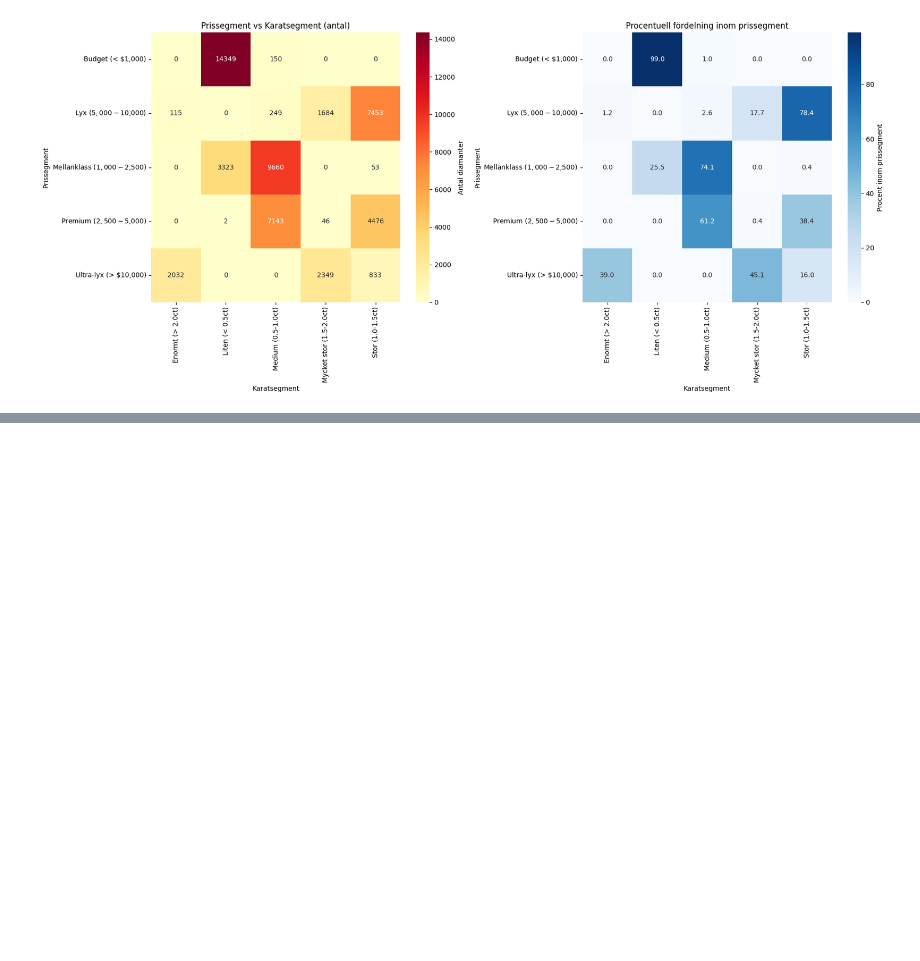
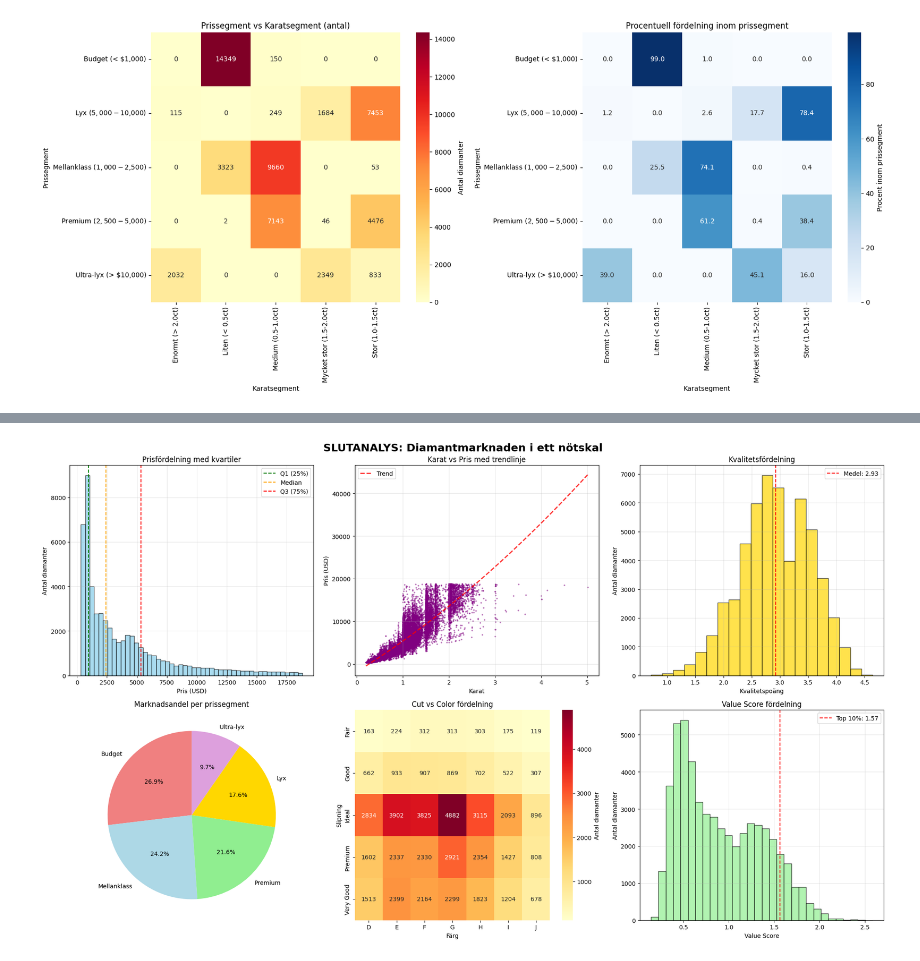
Before and after one commit to SebbeHN/python_kunskapskontroll, a Jupyter notebook: diamonds_analys/diamonds.ipynb, the cells around one changed output, grey strips where cells are left out. Saved outputs shown, nothing was run; the diff lists cells and outputs as text; code cells hidden in the pictures; blank space fills up the shorter version.

```diff
--- a/diamonds_analys/diamonds.ipynb
+++ b/diamonds_analys/diamonds.ipynb
@@ -1282,0 +2323,89 @@ for segment in df['price_segment'].unique():
+# %%
+
+fig, axes = plt.subplots(2, 3, figsize=(20, 12))
+fig.suptitle('SLUTANALYS: Diamantmarknaden i ett nötskal', fontsize=18, fontweight='bold')
+
+
+axes[0,0].hist(df['price'], bins=50, alpha=0.7, color='skyblue', edgecolor='black')
+axes[0,0].axvline(df['price'].quantile(0.25), color='green', linestyle='--', label='Q1 (25%)')
+axes[0,0].axvline(df['price'].median(), color='orange', linestyle='--', label='Median')
+axes[0,0].axvline(df['price'].quantile(0.75), color='red', linestyle='--', label='Q3 (75%)')
+axes[0,0].set_xlabel('Pris (USD)')
+axes[0,0].set_ylabel('Antal diamanter')
+axes[0,0].set_title('Prisfördelning med kvartiler')
+axes[0,0].legend()
+axes[0,0].grid(True, alpha=0.3)
+
+
+axes[0,1].scatter(df['carat'], df['price'], alpha=0.4, s=3, color='purple')
+
+z = np.polyfit(df['carat'], df['price'], 2)  # Quadratic fit
+p = np.poly1d(z)
+x_trend = np.linspace(df['carat'].min(), df['carat'].max(), 100)
+axes[0,1].plot(x_trend, p(x_trend), "r--", alpha=0.8, linewidth=2, label='Trend')
+axes[0,1].set_xlabel('Karat')
+axes[0,1].set_ylabel('Pris (USD)')
+axes[0,1].set_title('Karat vs Pris med trendlinje')
+axes[0,1].legend()
+axes[0,1].grid(True, alpha=0.3)
+
+
+if 'quality_score' in df.columns:
+    axes[0,2].hist(df['quality_score'], bins=20, alpha=0.7, color='gold', edgecolor='black')
+    axes[0,2].axvline(df['quality_score'].mean(), color='red', linestyle='--',
+                      label=f'Medel: {df["quality_score"].mean():.2f}')
+    axes[0,2].set_xlabel('Kvalitetspoäng')
+    axes[0,2].set_ylabel('Antal diamanter')
+    axes[0,2].set_title('Kvalitetsfördelning')
+    axes[0,2].legend()
+    axes[0,2].grid(True, alpha=0.3)
+else:
+    axes[0,2].text(0.5, 0.5, 'Kvalitetspoäng\ninte tillgänglig',
+                   ha='center', va='center', transform=axes[0,2].transAxes,
+                   fontsize=12, bbox=dict(boxstyle='round', facecolor='lightgray'))
+    axes[0,2].set_title('Kvalitetsfördelning')
+
+
+if 'price_segment' in df.columns:
+    segment_counts = df['price_segment'].value_counts()
+    colors_pie = ['lightcoral', 'lightblue', 'lightgreen', 'gold', 'plum']
+    wedges, texts, autotexts = axes[1,0].pie(segment_counts.values,
+                                             labels=[seg.split(' (')[0] for seg in segment_counts.index],
+                                             autopct='%1.1f%%',
+                                             colors=colors_pie[:len(segment_counts)],
+                                             startangle=90)
+    axes[1,0].set_title('Marknadsandel per prissegment')
+else:
+    axes[1,0].text(0.5, 0.5, 'Prissegment\ninte tillgängligt',
+                   ha='center', va='center', transform=axes[1,0].transAxes,
+                   fontsize=12, bbox=dict(boxstyle='round', facecolor='lightgray'))
+    axes[1,0].set_title('Marknadsandel per prissegment')
+
+
+cut_color_matrix = pd.crosstab(df['cut'], df['color'])
+sns.heatmap(cut_color_matrix, annot=True, fmt='d', ax=axes[1,1],
+            cmap='YlOrRd', cbar_kws={'label': 'Antal diamanter'})
+axes[1,1].set_title('Cut vs Color fördelning')
+axes[1,1].set_xlabel('Färg')
+axes[1,1].set_ylabel('Slipning')
+
+
+if 'value_score' in df.columns:
+    axes[1,2].hist(df['value_score'], bins=30, alpha=0.7, color='lightgreen', edgecolor='black')
+    axes[1,2].axvline(df['value_score'].quantile(0.9), color='red', linestyle='--',
+                      label=f'Top 10%: {df["value_score"].quantile(0.9):.2f}')
+    axes[1,2].set_xlabel('Value Score')
+    axes[1,2].set_ylabel('Antal diamanter')
+    axes[1,2].set_title('Value Score fördelning')
+    axes[1,2].legend()
+    axes[1,2].grid(True, alpha=0.3)
+else:
+    axes[1,2].text(0.5, 0.5, 'Value Score\ninte tillgängligt',
+                   ha='center', va='center', transform=axes[1,2].transAxes,
+                   fontsize=12, bbox=dict(boxstyle='round', facecolor='lightgray'))
+    axes[1,2].set_title('Value Score fördelning')
+
+plt.tight_layout()
+plt.show()
+# %% [output]
+[figure, added]
```
Also changed, not shown: parts of 22 cells of this notebook.
